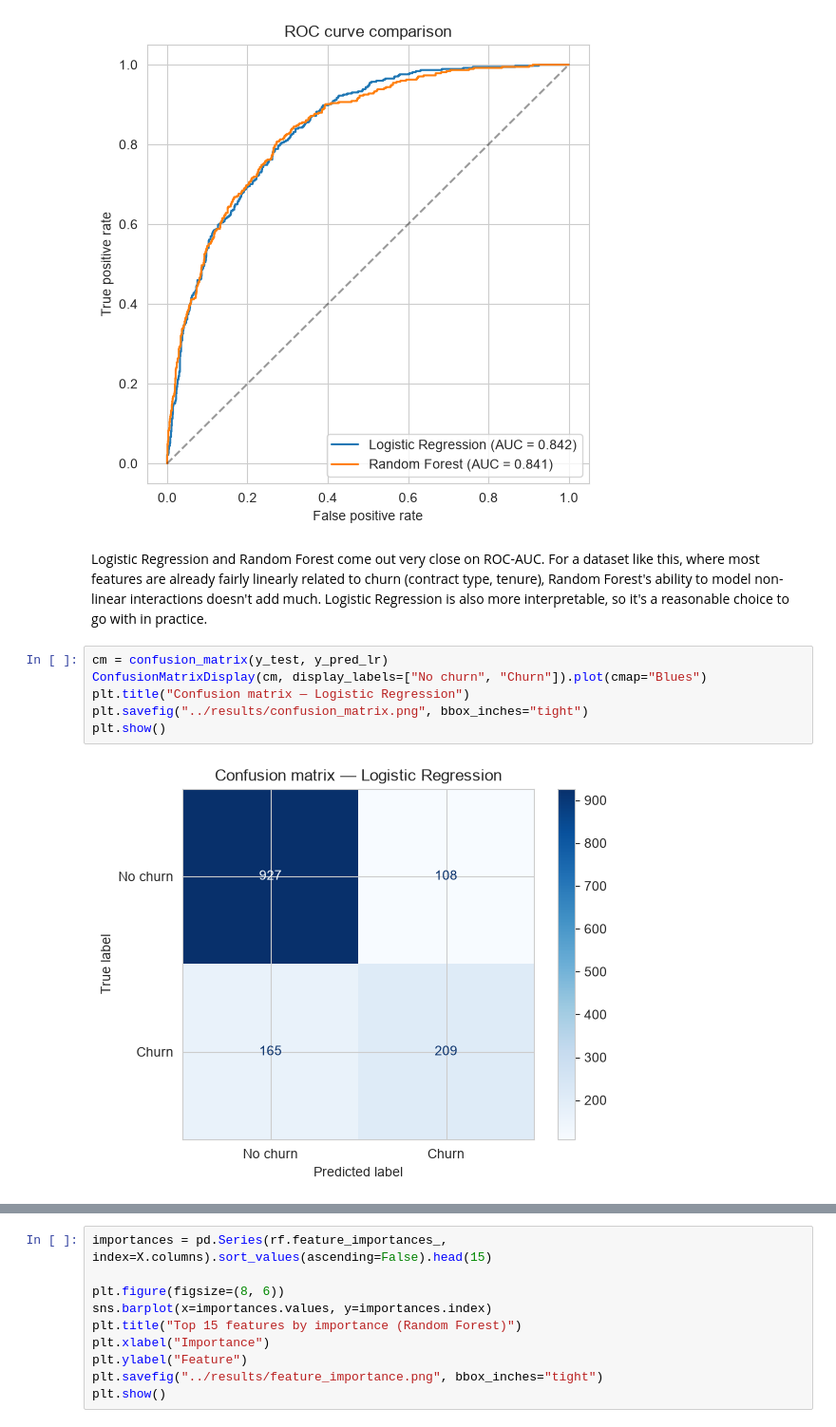
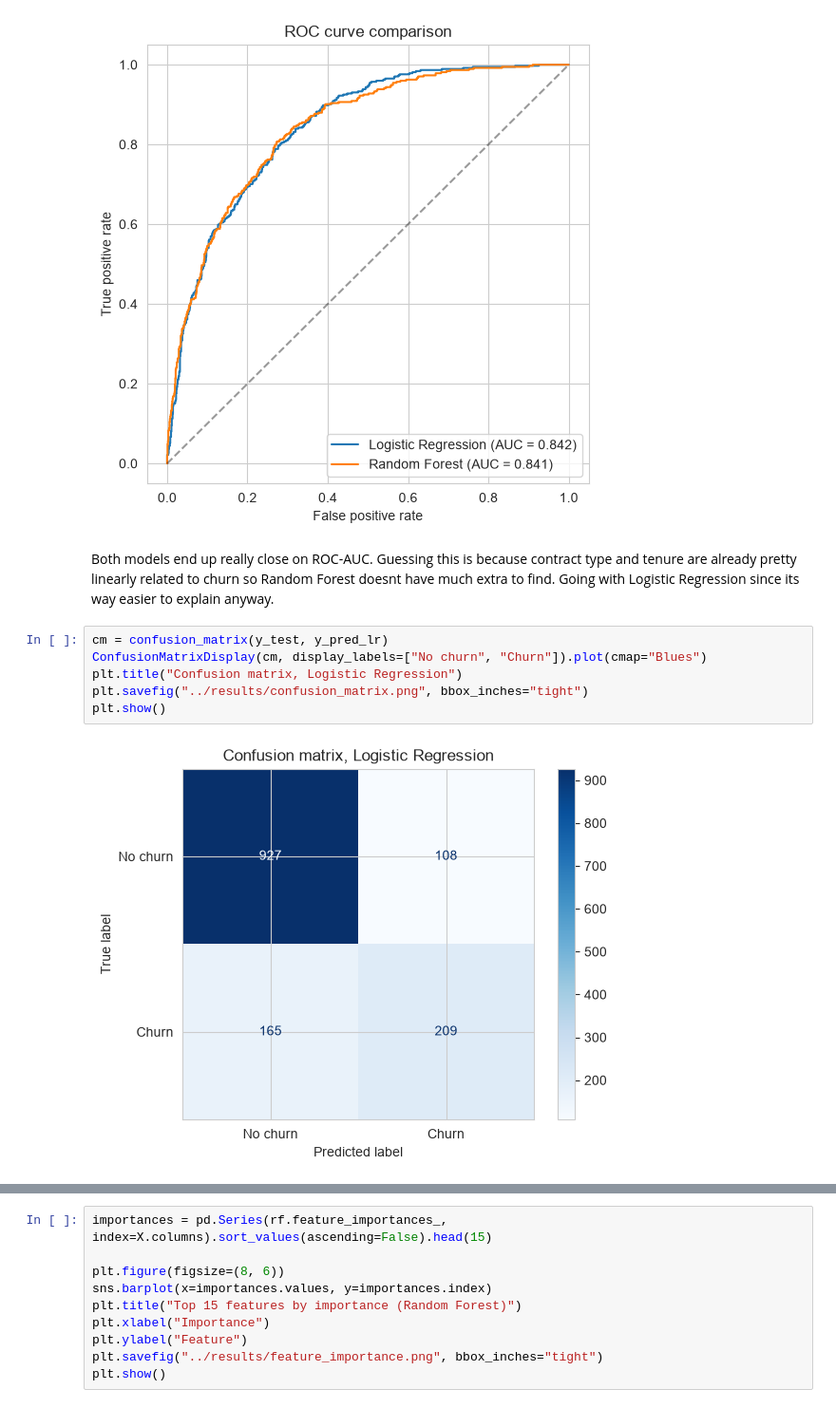
Before and after one commit to amirajsingh6/customer-churn-prediction, a Jupyter notebook: notebooks/churn_prediction.ipynb, the cells around one changed output, grey strips where cells are left out. Shown at 95% size. Saved outputs shown, nothing was run; the diff lists cells and outputs as text.

```diff
--- a/notebooks/churn_prediction.ipynb
+++ b/notebooks/churn_prediction.ipynb
@@ -248,16 +248,16 @@ plt.savefig("../results/roc_comparison.png", bbox_inches="tight")
 plt.show()
 # %% [output]
 [figure]
-# %% [markdown]
-Logistic Regression and Random Forest come out very close on ROC-AUC. For a dataset like this, where most features are already fairly linearly related to churn (contract type, tenure), Random Forest's ability to model non-linear interactions doesn't add much. Logistic Regression is also more interpretable, so it's a reasonable choice to go with in practice.
+# %% [markdown]
+Both models end up really close on ROC-AUC. Guessing this is because contract type and tenure are already pretty linearly related to churn so Random Forest doesnt have much extra to find. Going with Logistic Regression since its way easier to explain anyway.
 # %%
 cm = confusion_matrix(y_test, y_pred_lr)
 ConfusionMatrixDisplay(cm, display_labels=["No churn", "Churn"]).plot(cmap="Blues")
-plt.title("Confusion matrix — Logistic Regression")
+plt.title("Confusion matrix, Logistic Regression")
 plt.savefig("../results/confusion_matrix.png", bbox_inches="tight")
 plt.show()
 # %% [output]
-[figure, old version]
+[figure, new version]
 # %% [markdown]
 ## Feature importance
 
```
Also changed, not shown: parts of 23 cells of this notebook, 1 other file.
